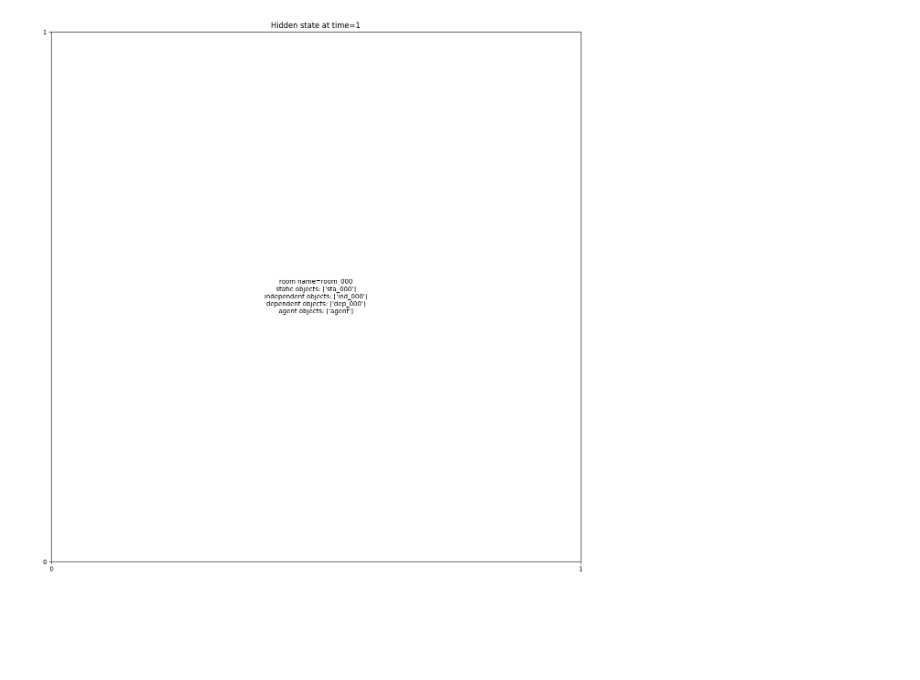
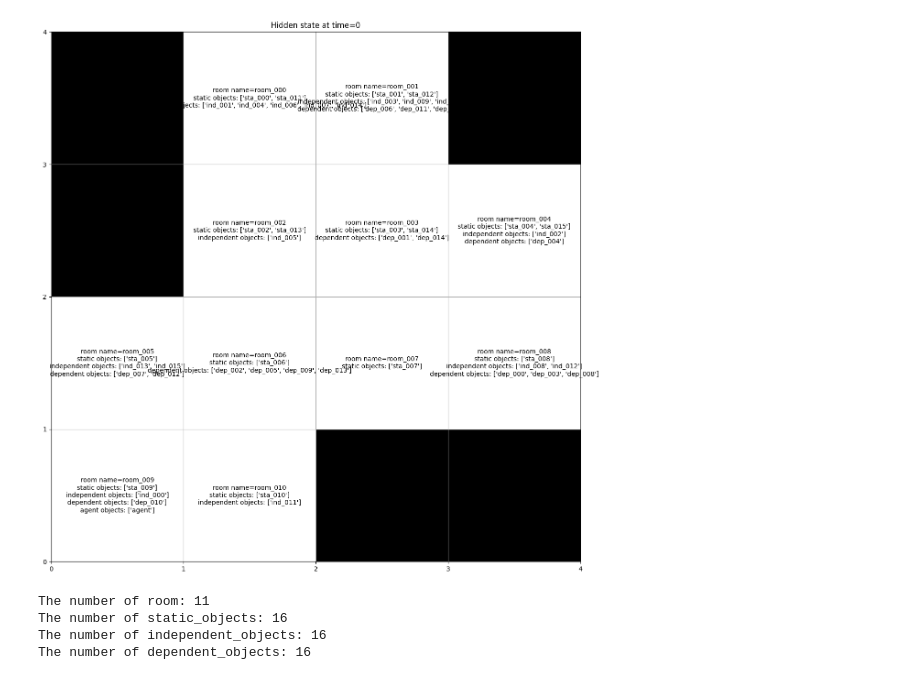
Before and after one commit to humemai/room-env, a Jupyter notebook: room-env-v2.ipynb, the cells around one changed output. Cells and saved outputs as stored; diff of their text form; code cells hidden in the pictures; blank space fills up the shorter version.

```diff
--- a/room-env-v2.ipynb
+++ b/room-env-v2.ipynb
@@ -53,8 +119,25 @@ The number of room: 7
 The number of static_objects: 8
 The number of independent_objects: 8
 The number of dependent_objects: 8
-# %%
-observations, reward, done, truncated, info = env.step(("foo", "stay"))
-env.render("image", save_fig_dir="./debug/")
-# %% [output]
-[figure, removed]
+# %%
+from room_env.envs.room2 import RoomEnv2
+
+env_config = {
+    "question_prob": 1.0,
+    "seed": 2,
+    "terminates_at": 99,
+    "randomize_observations": True,
+    "room_size": "l",
+}
+
+env = RoomEnv2(**env_config)
+observations, info = env.reset()
+env.render("image", save_fig_dir="./debug/")
+for key, val in env.names.items():
+    print(f"The number of {key}: {len(val)}")
+# %% [output]
+[figure, added]
+The number of room: 11
+The number of static_objects: 16
+The number of independent_objects: 16
+The number of dependent_objects: 16
```
Also changed, not shown: parts of 5 cells of this notebook, 48 other files.
